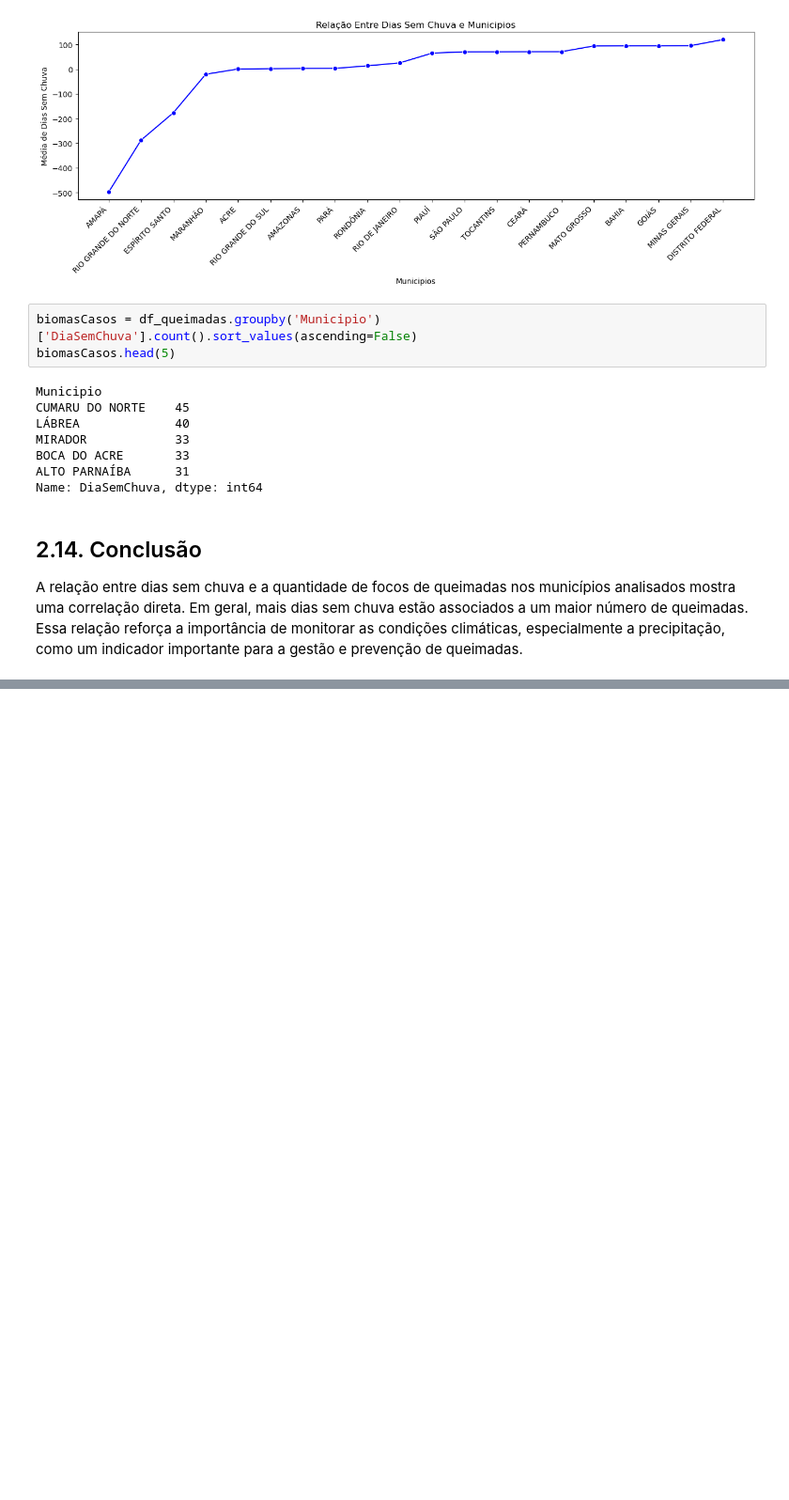
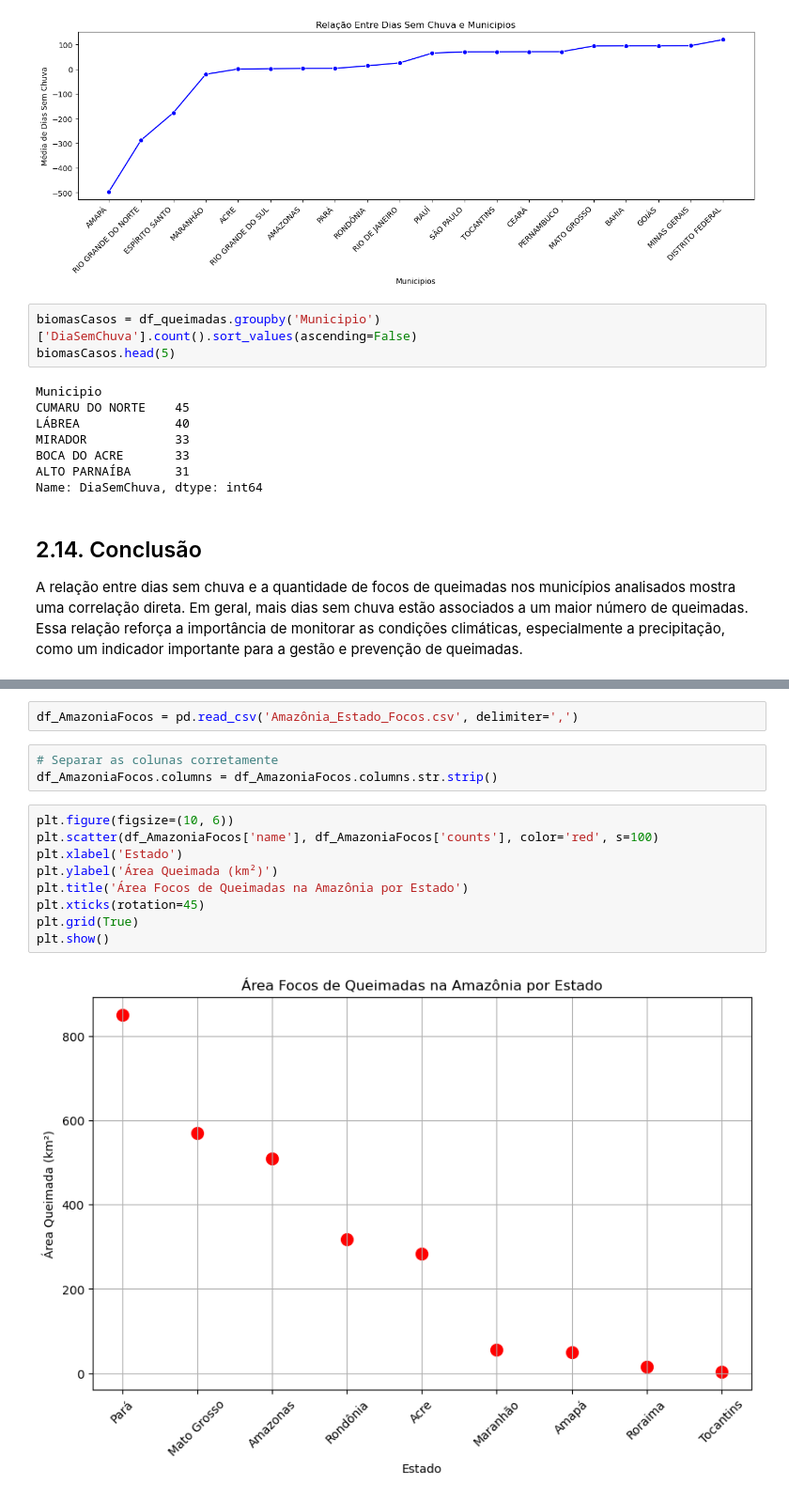
Before and after one commit to LuanCGN/Analise-Queimadas-Brasil-2024, a Jupyter notebook: Analise-Queimadas-e-desmatamento-Brasil.ipynb, the cells around one changed output, grey strips where cells are left out. Shown: that part at 94% size. Drawn from its saved outputs; the diff is of its cells as text; blank space fills up the shorter version.

```diff
--- a/Analise-Queimadas-e-desmatamento-Brasil.ipynb
+++ b/Analise-Queimadas-e-desmatamento-Brasil.ipynb
@@ -450,0 +525,16 @@ Name: DiaSemChuva, dtype: int64
+# %%
+df_AmazoniaFocos = pd.read_csv('Amazônia_Estado_Focos.csv', delimiter=',')
+# %%
+# Separar as colunas corretamente
+df_AmazoniaFocos.columns = df_AmazoniaFocos.columns.str.strip()
+# %%
+plt.figure(figsize=(10, 6))
+plt.scatter(df_AmazoniaFocos['name'], df_AmazoniaFocos['counts'], color='red', s=100)
+plt.xlabel('Estado')
+plt.ylabel('Área Queimada (km²)')
+plt.title('Área Focos de Queimadas na Amazônia por Estado')
+plt.xticks(rotation=45)
+plt.grid(True)
+plt.show()
+# %% [output]
+[figure, added]
```
Also changed, not shown: parts of 8 cells of this notebook, 4 other files.
